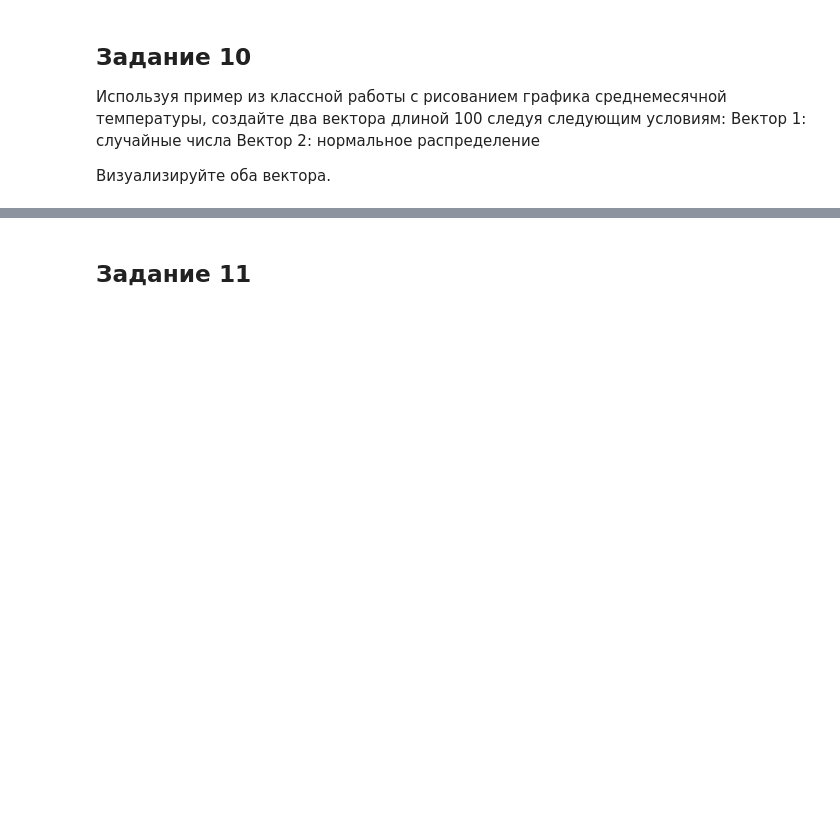
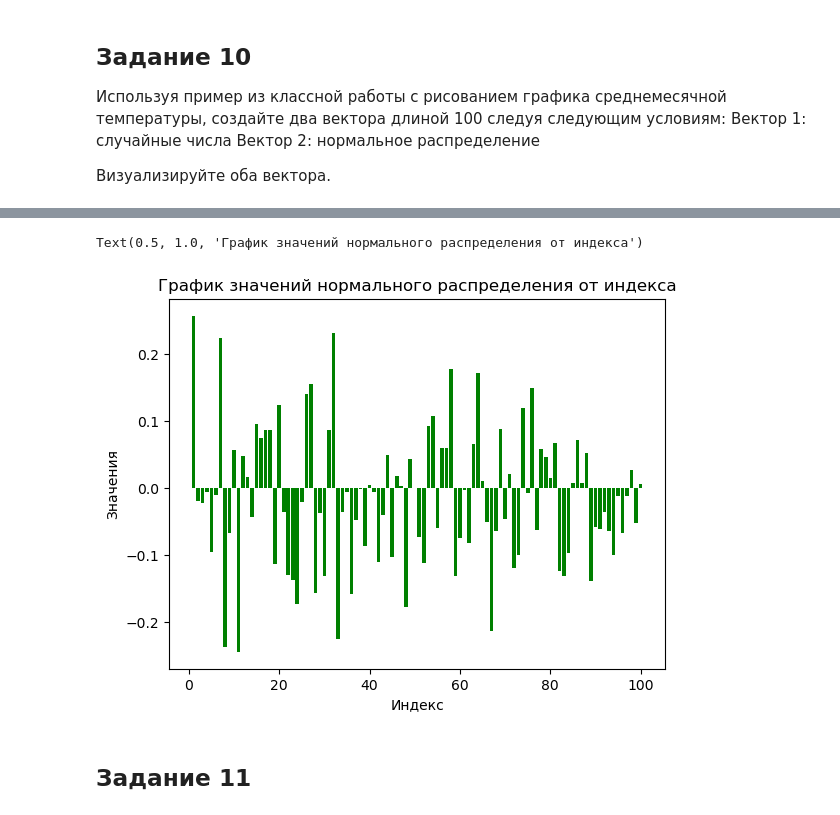
Before and after one commit to knpvlt/DS2, a Jupyter notebook: HW_3_numpy_Lola.ipynb, the cells around one changed output, grey strips where cells are left out. Saved outputs shown, nothing was run; the diff lists cells and outputs as text; code cells hidden in the pictures; blank space fills up the shorter version.

```diff
--- a/HW_3_numpy_Lola.ipynb
+++ b/HW_3_numpy_Lola.ipynb
@@ -203,3 +204,12 @@ Text(0.5, 1.0, 'График сортированных значений от и
+# %%
+fig, ax = plt.subplots()
+ax.bar(s, V10_2, color = 'g')
+ax.set_xlabel("Индекс")
+ax.set_ylabel("Значения")
+plt.title('График значений нормального распределения от индекса')
+# %% [output]
+Text(0.5, 1.0, 'График значений нормального распределения от индекса')
+[figure, added]
 # %% [markdown]
 ## Задание 11
 # %% [markdown]
```
Also changed, not shown: parts of 8 cells of this notebook.
